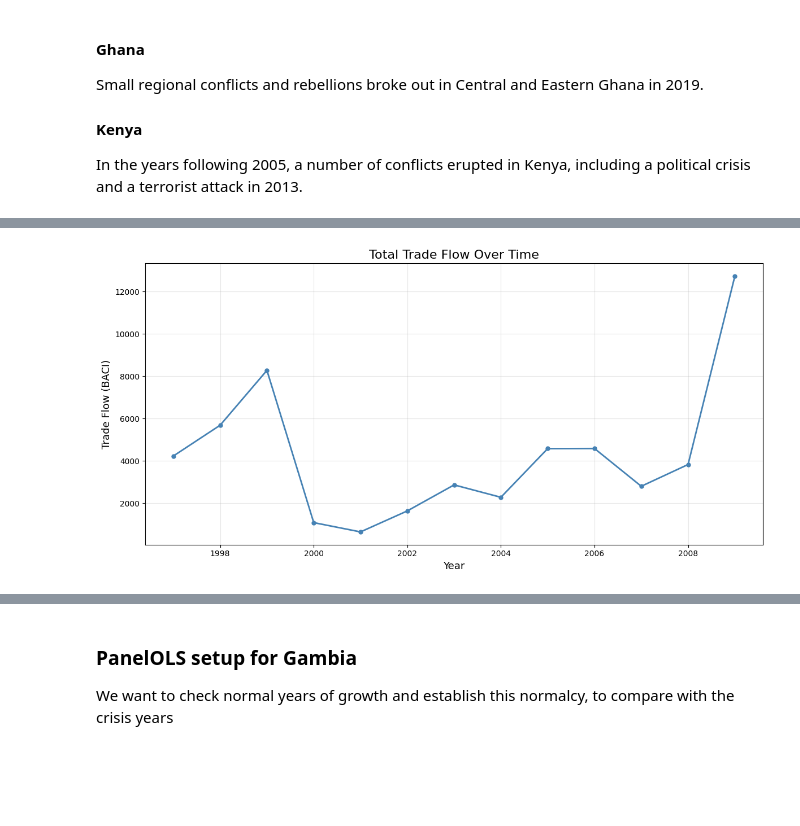
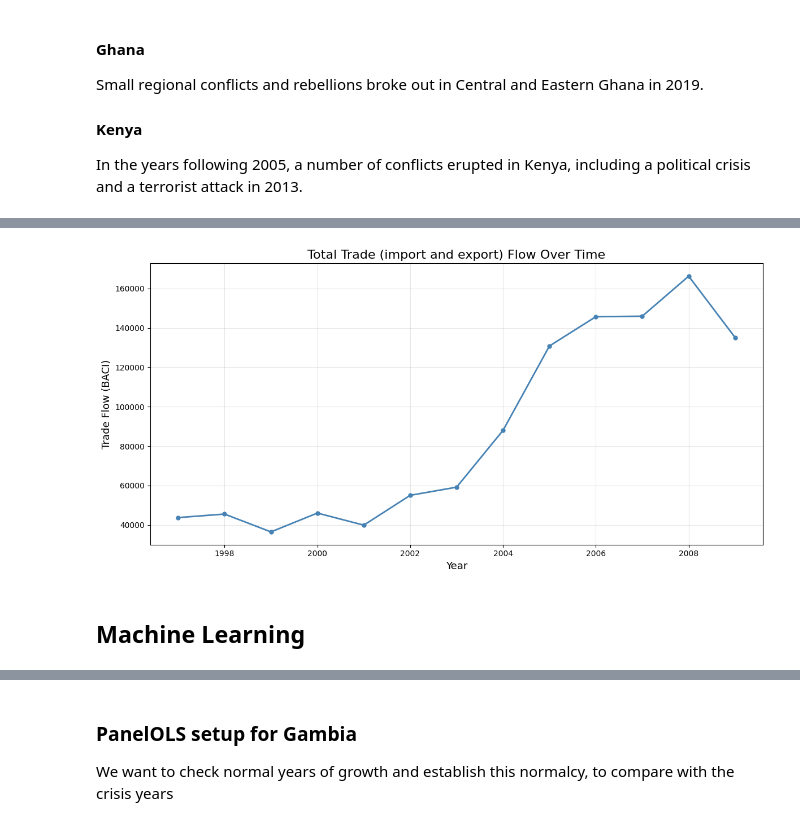
Before and after one commit to poopiboi/bachelor_2026, a Jupyter notebook: 02_EDA.ipynb, the cells around one changed output, grey strips where cells are left out. Saved outputs shown, nothing was run; the diff lists cells and outputs as text; code cells hidden in the pictures; blank space fills up the shorter version.

```diff
--- a/02_EDA.ipynb
+++ b/02_EDA.ipynb
@@ -188,6 +189,24 @@ df_g_filter = df_g_filter[
 # This gives us ~1420 origin rows per country
 
 # Gravity is now ready for merging.
+# %%
+## NOTE: The tradeflow_baci in Gravity is only one way (from _o to _d), so to plot out the trade relations, we can create a new column
+# First we need to create a shared dyad key between two pairs (that is sorted, so it is always the same string)
+df_g_filter["dyad"] = df_g_filter.apply(
+    lambda row: "_".join(sorted([row["iso3_o"], row["iso3_d"]])),
+    axis=1
+)
+
+# Then we can aggregate total trade per dyad for each year
+combined = (
+    df_g_filter.groupby(["dyad", "year"])["tradeflow_baci"]
+      .sum()
+      .reset_index()
+      .rename(columns={"tradeflow_baci": "combined_trade"})
+)
+
+# And we tack this onto the end of our dataframe. Our new column "combined_trade" can now be used
+df_g_filter = df_g_filter.merge(combined, on=["dyad", "year"], how="left")
 # %% [markdown]
 ### 03. Preparing the refugee data.
 
@@ -547,16 +1064,18 @@ Name: tradeflow_baci, dtype: int64
 # %%
 
 # Aggregate tradeflow_baci by year
-yearly_trade = ecowas_df_dict["Gambia"][ecowas_df_dict["Gambia"]["year"] < 2010].groupby('year')['tradeflow_baci'].sum().reset_index()
+yearly_trade = ecowas_df_dict["Gambia"][ecowas_df_dict["Gambia"]["year"] < 2010].groupby('year')['combined_trade'].sum().reset_index()
 
 plt.figure(figsize=(12, 6))
-plt.plot(yearly_trade['year'], yearly_trade['tradeflow_baci'], marker='o', linewidth=2, markersize=5, color='steelblue')
+plt.plot(yearly_trade['year'], yearly_trade['combined_trade'], marker='o', linewidth=2, markersize=5, color='steelblue')
 
-plt.title('Total Trade Flow Over Time', fontsize=16)
+plt.title('Total Trade (import and export) Flow Over Time', fontsize=16)
 plt.xlabel('Year', fontsize=13)
 plt.ylabel('Trade Flow (BACI)', fontsize=13)
 plt.grid(True, alpha=0.3)
 plt.tight_layout()
 plt.show()
 # %% [output]
-[figure, old version]
+[figure, new version]
+# %% [markdown]
+## Machine Learning
```
Also changed, not shown: parts of 37 cells of this notebook.
